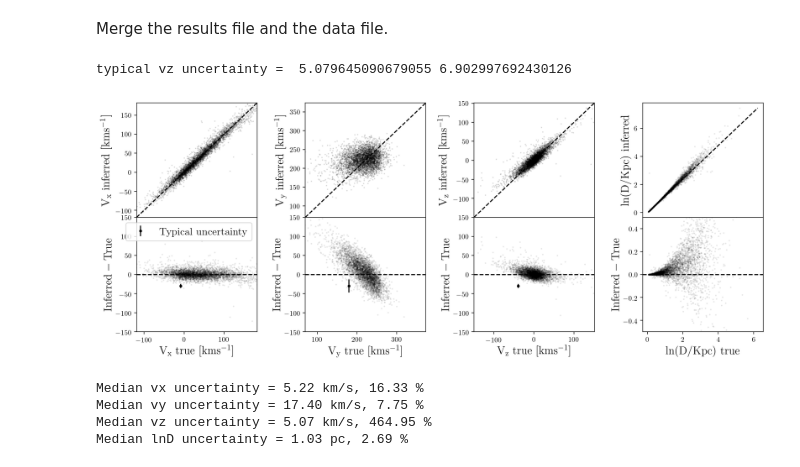
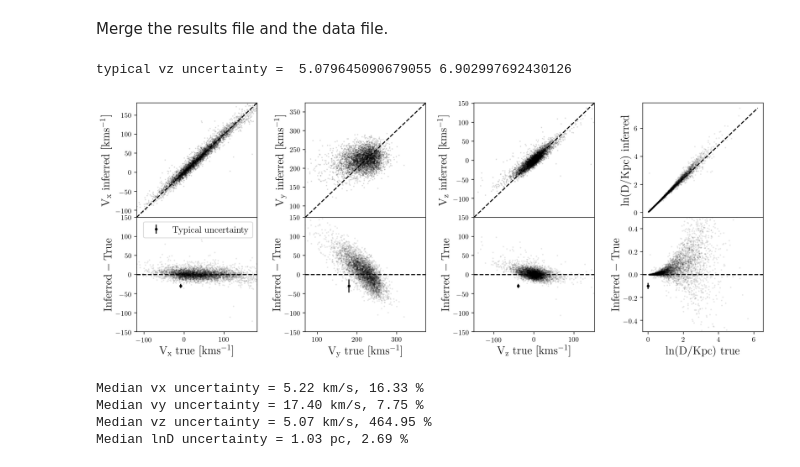
Before and after one commit to RuthAngus/kepler_kinematics, a Jupyter notebook: notebooks/Plot_residuals.ipynb, the cells around one changed output. Cells and saved outputs as stored; diff of their text form; code cells hidden in the pictures.

Commit message:
adding lndistance error to residual plot

```diff
--- a/notebooks/Plot_residuals.ipynb
+++ b/notebooks/Plot_residuals.ipynb
@@ -47,7 +47,7 @@ Merge the results file and the data file.
 adf = pd.merge(df, results, on="kepid", how="right")
 # %%
 def resid_plot(vx, vy, vz, vx_inferred, vy_inferred, vz_inferred, vx_inferred_err, vy_inferred_err, vz_inferred_err,
-               r_est, lndistance_inferred,
+               lndistance_inferred_err, r_est, lndistance_inferred,
                ms=2, alpha=.1, box_size=150):
 
     fig = plt.figure(figsize=(16, 6), dpi=200)
@@ -102,7 +102,7 @@ def resid_plot(vx, vy, vz, vx_inferred, vy_inferred, vz_inferred, vx_inferred_er
     ax3.set_xlabel("$\mathrm{V_x~true~[kms^{-1}]}$")
 #     ax3.set_ylabel("$\mathrm{Residual~[kms^{-1}]}$")
     ax3.set_ylabel("$\mathrm{Inferred-True}$")
-    ax3.legend()
+    ax3.legend(fontsize=13)
 
     ax4 = plt.subplot(gs[1, 1])
     ax4.plot(vy, vy_inferred-vy, "k.", ms=ms+2, mec="none", alpha=alpha, rasterized=True, zorder=0)
@@ -127,6 +127,7 @@ def resid_plot(vx, vy, vz, vx_inferred, vy_inferred, vz_inferred, vx_inferred_er
 
     ax7 = plt.subplot(gs[1, 3])
     ax7.plot(r_est, lndistance_inferred-r_est, "k.", ms=ms+2, mec="none", alpha=alpha, rasterized=True, zorder=0)
+    ax7.errorbar(0, -.1, yerr=np.median(lndistance_inferred_err), fmt="k.")
     ax7.axhline(0, color="k", ls="--", zorder=1)
     ax7.set_ylim(-.5, .5)
     ax7.set_xlabel("$\mathrm{\ln(D/Kpc)~true}$")
@@ -136,21 +137,18 @@ def resid_plot(vx, vy, vz, vx_inferred, vy_inferred, vz_inferred, vx_inferred_er
 # %%
 m = np.isfinite(adf.vx.values) & np.isfinite(adf.vy.values) & np.isfinite(adf.vz.values)
 m &= np.isfinite(adf.vx_random.values) & np.isfinite(adf.vy_random.values) & np.isfinite(adf.vz_random.values) & np.isfinite(adf.lndistance_random.values)
-# fig = resid_plot(adf.vx.values[m], adf.vy.values[m], adf.vz.values[m], adf.vx_inferred.values[m],
-#                  adf.vy_inferred.values[m], adf.vz_inferred.values[m], adf.vx_inferred_err.values[m],
-#                  adf.vy_inferred_err.values[m], adf.vz_inferred_err.values[m],
-#                  adf.r_est.values[m]*1e-3, np.exp(adf.lndistance_inferred.values[m]))
 fig = resid_plot(adf.vx.values[m], adf.vy.values[m], adf.vz.values[m], adf.vx_random.values[m],
                  adf.vy_random.values[m], adf.vz_random.values[m],
                  adf.vx_inferred_err.values[m], adf.vy_inferred_err.values[m], adf.vz_inferred_err.values[m],
+                 adf.lndistance_inferred_err.values[m],
                  adf.r_est.values[m]*1e-3, np.exp(adf.lndistance_random.values[m]))
 
 plt.tight_layout()
 plt.savefig("../plots/residuals")
 plt.savefig("../paper/residuals.pdf")
 # %% [output]
 typical vz uncertainty =  5.079645090679055 6.902997692430126
-[figure, old version]
+[figure, new version]
 # %%
 print(f"Median vx uncertainty = {np.median(adf.vx_inferred_err):.2f} km/s, {np.median(adf.vx_inferred_err)/np.median(adf.vx_inferred)*100:.2f} %")
 print(f"Median vy uncertainty = {np.median(adf.vy_inferred_err):.2f} km/s, {np.median(adf.vy_inferred_err)/np.median(adf.vy_inferred)*100:.2f} %")
```
Also changed, not shown: 2 other files.
